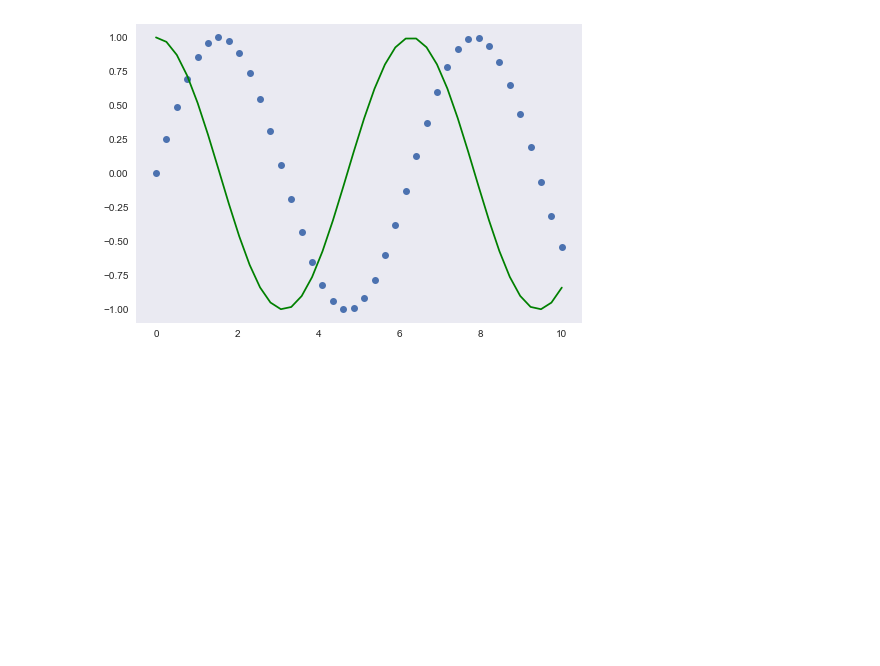
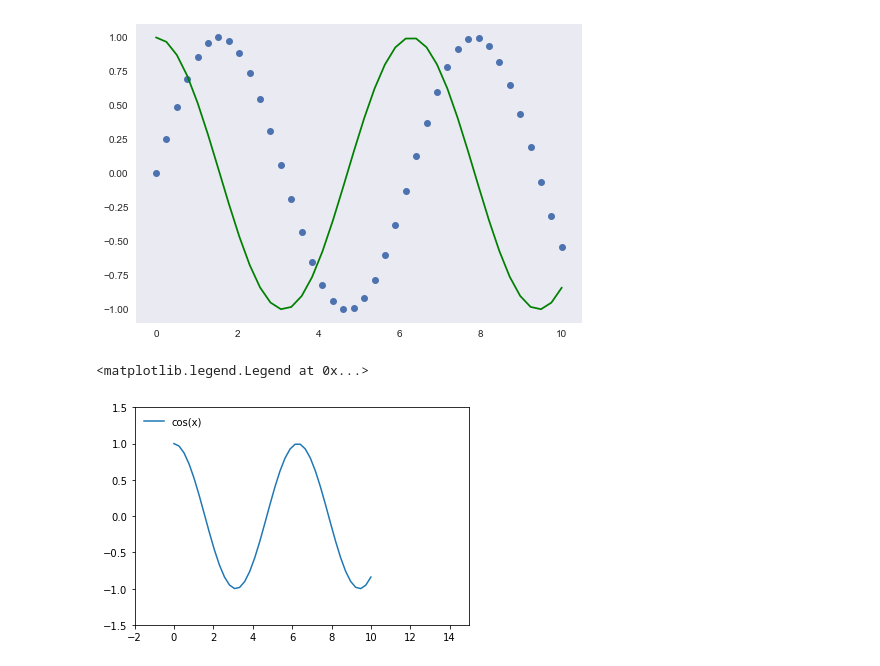
Before and after one commit to SajadAzami/python-scientific-tools, a Jupyter notebook: 3-numpy-matplotlib.ipynb, the cells around one changed output. Cells and saved outputs as stored; diff of their text form; code cells hidden in the pictures; blank space fills up the shorter version.

Commit message:
numpy and matplotlib finished for now

```diff
--- a/3-numpy-matplotlib.ipynb
+++ b/3-numpy-matplotlib.ipynb
@@ -310,3 +313,11 @@ plt.plot(x, cosx, 'g')
 # %% [output]
 [<matplotlib.lines.Line2D at 0x...>]
 [figure]
+# %%
+plt.ylim(cosx.min() * 1.5, cosx.max() * 1.5)
+plt.xlim(x.min() - 2, x.max() * 1.5)
+plt.plot(x, cosx, label='cos(x)')
+plt.legend(loc='upper left', frameon=False)
+# %% [output]
+<matplotlib.legend.Legend at 0x...>
+[figure, added]
```
Also changed, not shown: parts of 4 cells of this notebook, 1 other file.
